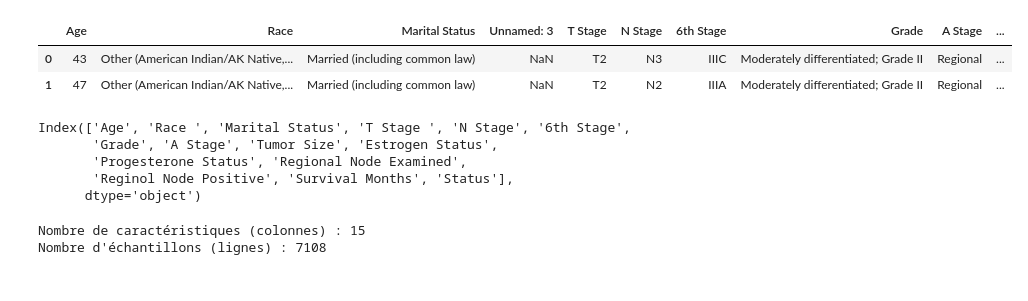
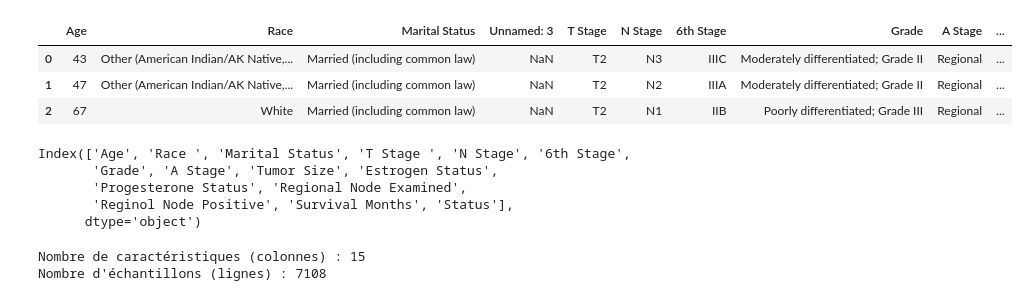
Before and after one commit to aminesk12/SEED-Breast-Cancer-Model, a Jupyter notebook: Final-Model.ipynb, the cells around one changed output. Cells and saved outputs as stored; diff of their text form; code cells hidden in the pictures.

```diff
--- a/Final-Model.ipynb
+++ b/Final-Model.ipynb
@@ -23,12 +23,13 @@ from sklearn.model_selection import cross_val_score
 # %%
 # Reading and consultation
 
 df = pd.read_csv(r'./SEER Breast Cancer Dataset .csv', encoding='ascii')
-df.head(2)
+df.head(3)
 # %% [output]
 |  | Age | Race | Marital Status | Unnamed: 3 | T Stage | N Stage | 6th Stage | Grade | A Stage | ... |
 | 0 | 43 | Other (American Indian/AK Native,... | Married (including common law) | NaN | T2 | N3 | IIIC | Moderately differentiated; Grade II | Regional | ... |
 | 1 | 47 | Other (American Indian/AK Native,... | Married (including common law) | NaN | T2 | N2 | IIIA | Moderately differentiated; Grade II | Regional | ... |
+| 2 | 67 | White | Married (including common law) | NaN | T2 | N1 | IIB | Poorly differentiated; Grade III | Regional | ... |
 # %%
 # Drop unvalide column 'Unnamed'
 df = df.drop(columns=['Unnamed: 3'])
```
Also changed, not shown: parts of 4 cells of this notebook, 4 other files.
